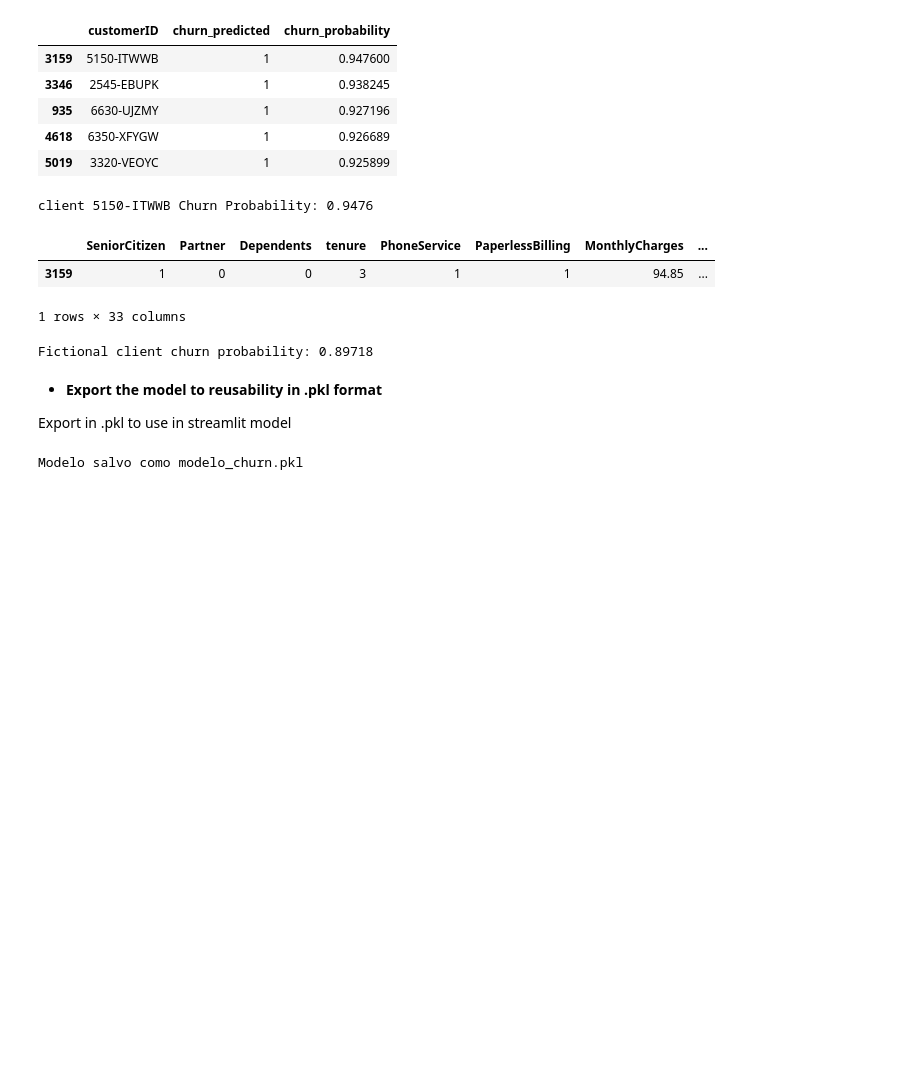
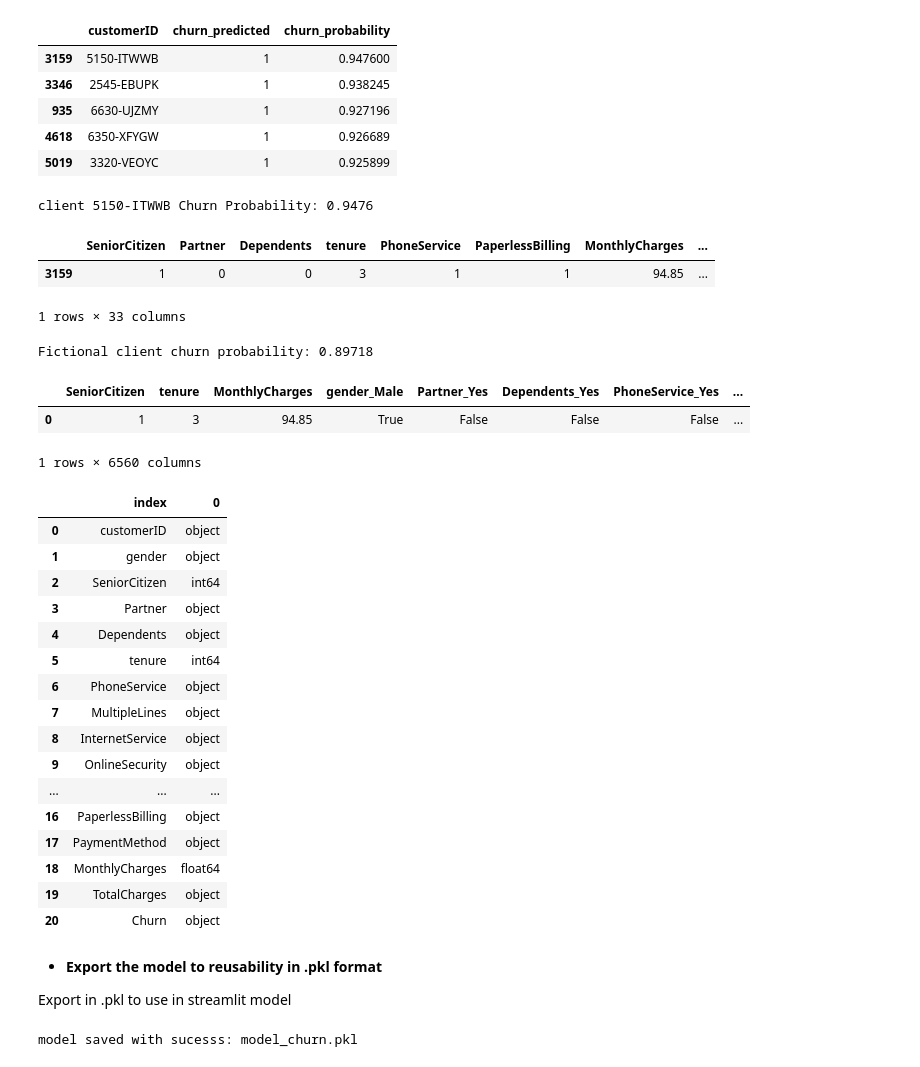
Before and after one commit to mmnitzsche/churn_predict, a Jupyter notebook: churn.ipynb, the cells around one changed output. Drawn from its saved outputs; the diff is of its cells as text; code cells hidden in the pictures; blank space fills up the shorter version.

Commit message:
start data cleaning func

```diff
--- a/churn.ipynb
+++ b/churn.ipynb
@@ -750,4 +755,54 @@ y_proba_input = round(y_proba_input[0][1], 5)
 print(f"Fictional client churn probability:", y_proba_input)
 # %% [output]
 Fictional client churn probability: 0.89718
+# %%
+import importlib
+import utils.input_transformer
+
+importlib.reload(utils.input_transformer)
+from utils.input_transformer import stepEnconding
+df = pd.read_csv("data/WA_Fn-UseC_-Telco-Customer-Churn.csv")
+
+var_stepEnconding = stepEnconding(df,input_data)
+
+# y_proba_input = model.predict_proba(var_stepEnconding)
+# y_proba_input = round(y_proba_input[0][1], 5)
+
+# print(f"Fictional client churn probability:", y_proba_input)
+var_stepEnconding
+# %% [output]
+|  | SeniorCitizen | tenure | MonthlyCharges | gender_Male | Partner_Yes | Dependents_Yes | PhoneService_Yes | ... |
+| 0 | 1 | 3 | 94.85 | True | False | False | False | ... |
+1 rows × 6560 columns
+# %%
+
+
+def dataCleaning(dataframe):
+    dataframe["TotalCharges"] = pd.to_numeric(dataframe["TotalCharges"], errors="coerce")
+
+
+
+
+
+
+dff = df.dtypes.reset_index()
+dff
+# %% [output]
+|  | index | 0 |
+| 0 | customerID | object |
+| 1 | gender | object |
+| 2 | SeniorCitizen | int64 |
+| 3 | Partner | object |
+| 4 | Dependents | object |
+| 5 | tenure | int64 |
+| 6 | PhoneService | object |
+| 7 | MultipleLines | object |
+| 8 | InternetService | object |
+| 9 | OnlineSecurity | object |
+| ... | ... | ... |
+| 16 | PaperlessBilling | object |
+| 17 | PaymentMethod | object |
+| 18 | MonthlyCharges | float64 |
+| 19 | TotalCharges | object |
+| 20 | Churn | object |
 # %% [markdown]
@@ -756,9 +816,18 @@ Fictional client churn probability: 0.89718
 Export in .pkl to use in streamlit model
 # %%
 import pickle
-with open("modelo_churn.pkl", "wb") as f:
-    pickle.dump(modelo, f)
 
-print("Modelo salvo como modelo_churn.pkl")
+X = df.drop(columns=["Churn", "customerID"])
+X = pd.get_dummies(X, drop_first=False)
+
+# Salva as colunas do treino
+with open("model_columns.pkl", "wb") as f:
+    pickle.dump(X.columns.tolist(), f)
+
+
+with open("model_churn.pkl", "wb") as f:
+    pickle.dump(model, f)
+
+print("model saved with sucesss: model_churn.pkl")
 # %% [output]
-Modelo salvo como modelo_churn.pkl
+model saved with sucesss: model_churn.pkl
```
Also changed, not shown: parts of 7 cells of this notebook, 6 other files.
